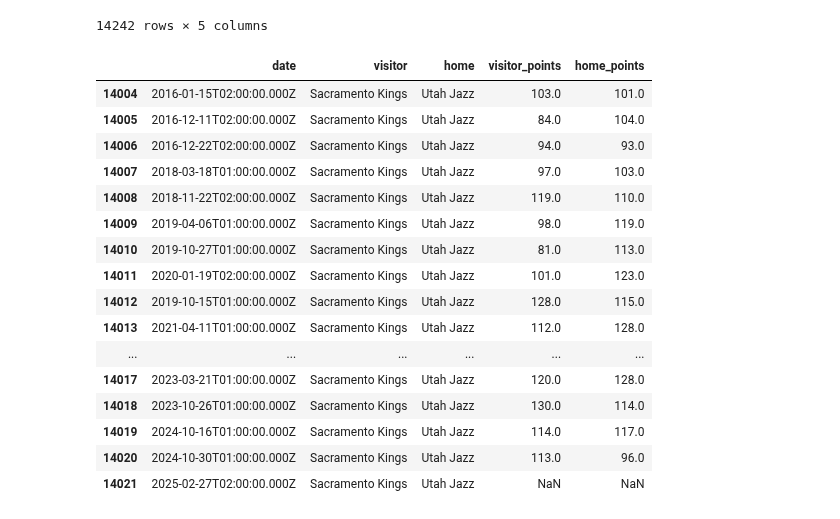
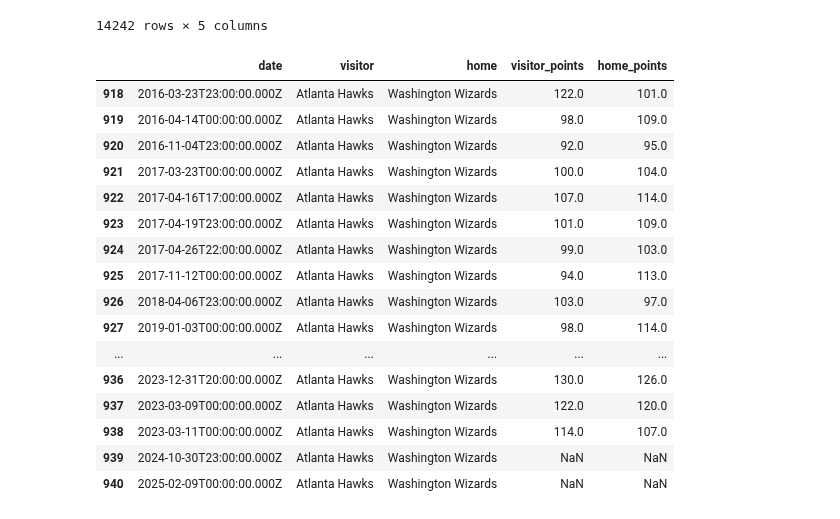
Before and after one commit to VincentGordon-Data-Analyst/nba-api, a Jupyter notebook: teams_etl.ipynb, the cells around one changed output. Cells and saved outputs as stored; diff of their text form; code cells hidden in the pictures.

```diff
--- a/teams_etl.ipynb
+++ b/teams_etl.ipynb
@@ -252,22 +252,22 @@ game_score_df
 | 14241 | 2025-01-24T02:00:00.000Z | Washington Wizards | Utah Jazz | NaN | NaN |
 14242 rows × 5 columns
 # %%
-game_score_df.loc[(game_score_df['visitor'] == 'Sacramento Kings') & (game_score_df['home'] == 'Utah Jazz')]
+game_score_df.loc[(game_score_df['visitor'] == 'Atlanta Hawks') & (game_score_df['home'] == 'Washington Wizards')]
 # %% [output]
 |  | date | visitor | home | visitor_points | home_points |
-| 14004 | 2016-01-15T02:00:00.000Z | Sacramento Kings | Utah Jazz | 103.0 | 101.0 |
-| 14005 | 2016-12-11T02:00:00.000Z | Sacramento Kings | Utah Jazz | 84.0 | 104.0 |
-| 14006 | 2016-12-22T02:00:00.000Z | Sacramento Kings | Utah Jazz | 94.0 | 93.0 |
-| 14007 | 2018-03-18T01:00:00.000Z | Sacramento Kings | Utah Jazz | 97.0 | 103.0 |
-| 14008 | 2018-11-22T02:00:00.000Z | Sacramento Kings | Utah Jazz | 119.0 | 110.0 |
-| 14009 | 2019-04-06T01:00:00.000Z | Sacramento Kings | Utah Jazz | 98.0 | 119.0 |
-| 14010 | 2019-10-27T01:00:00.000Z | Sacramento Kings | Utah Jazz | 81.0 | 113.0 |
-| 14011 | 2020-01-19T02:00:00.000Z | Sacramento Kings | Utah Jazz | 101.0 | 123.0 |
-| 14012 | 2019-10-15T01:00:00.000Z | Sacramento Kings | Utah Jazz | 128.0 | 115.0 |
-| 14013 | 2021-04-11T01:00:00.000Z | Sacramento Kings | Utah Jazz | 112.0 | 128.0 |
+| 918 | 2016-03-23T23:00:00.000Z | Atlanta Hawks | Washington Wizards | 122.0 | 101.0 |
+| 919 | 2016-04-14T00:00:00.000Z | Atlanta Hawks | Washington Wizards | 98.0 | 109.0 |
+| 920 | 2016-11-04T23:00:00.000Z | Atlanta Hawks | Washington Wizards | 92.0 | 95.0 |
+| 921 | 2017-03-23T00:00:00.000Z | Atlanta Hawks | Washington Wizards | 100.0 | 104.0 |
+| 922 | 2017-04-16T17:00:00.000Z | Atlanta Hawks | Washington Wizards | 107.0 | 114.0 |
+| 923 | 2017-04-19T23:00:00.000Z | Atlanta Hawks | Washington Wizards | 101.0 | 109.0 |
+| 924 | 2017-04-26T22:00:00.000Z | Atlanta Hawks | Washington Wizards | 99.0 | 103.0 |
+| 925 | 2017-11-12T00:00:00.000Z | Atlanta Hawks | Washington Wizards | 94.0 | 113.0 |
+| 926 | 2018-04-06T23:00:00.000Z | Atlanta Hawks | Washington Wizards | 103.0 | 97.0 |
+| 927 | 2019-01-03T00:00:00.000Z | Atlanta Hawks | Washington Wizards | 98.0 | 114.0 |
 | ... | ... | ... | ... | ... | ... |
-| 14017 | 2023-03-21T01:00:00.000Z | Sacramento Kings | Utah Jazz | 120.0 | 128.0 |
-| 14018 | 2023-10-26T01:00:00.000Z | Sacramento Kings | Utah Jazz | 130.0 | 114.0 |
-| 14019 | 2024-10-16T01:00:00.000Z | Sacramento Kings | Utah Jazz | 114.0 | 117.0 |
-| 14020 | 2024-10-30T01:00:00.000Z | Sacramento Kings | Utah Jazz | 113.0 | 96.0 |
-| 14021 | 2025-02-27T02:00:00.000Z | Sacramento Kings | Utah Jazz | NaN | NaN |
+| 936 | 2023-12-31T20:00:00.000Z | Atlanta Hawks | Washington Wizards | 130.0 | 126.0 |
+| 937 | 2023-03-09T00:00:00.000Z | Atlanta Hawks | Washington Wizards | 122.0 | 120.0 |
+| 938 | 2023-03-11T00:00:00.000Z | Atlanta Hawks | Washington Wizards | 114.0 | 107.0 |
+| 939 | 2024-10-30T23:00:00.000Z | Atlanta Hawks | Washington Wizards | NaN | NaN |
+| 940 | 2025-02-09T00:00:00.000Z | Atlanta Hawks | Washington Wizards | NaN | NaN |
```
Also changed, not shown: 1 other file.
